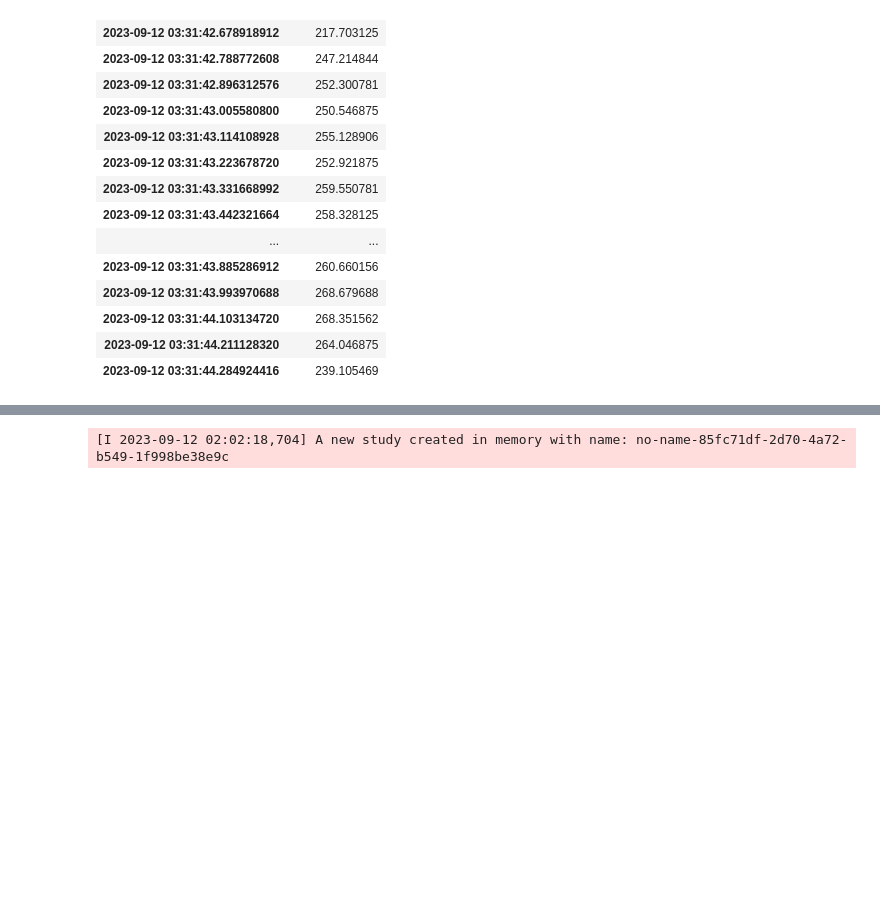
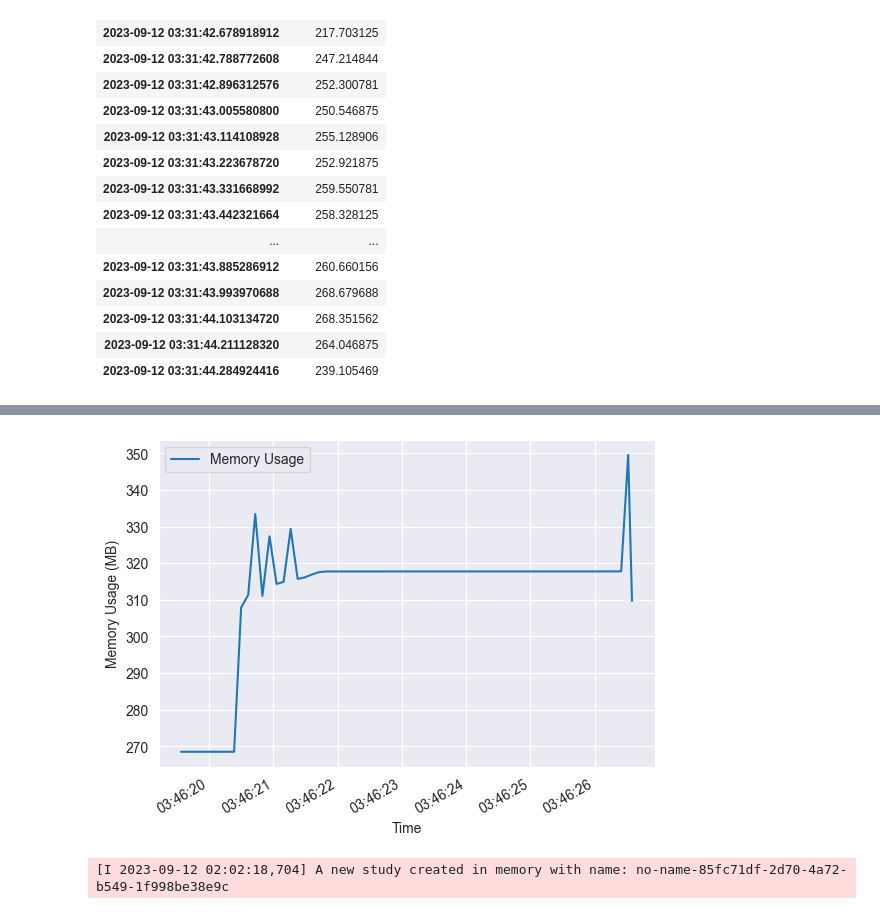
Before and after one commit to ECGomes/pv_forecast, a Jupyter notebook: xgboost.ipynb, the cells around one changed output, grey strips where cells are left out. Cells and saved outputs as stored; diff of their text form; code cells hidden in the pictures; blank space fills up the shorter version.

Commit message:
XGBoost memory logging

```diff
--- a/xgboost.ipynb
+++ b/xgboost.ipynb
@@ -86,3 +87,11 @@ xgb_model = xgb.XGBRegressor(n_estimators=xgb_study.best_params['n_estimators'],
                              reg_lambda=xgb_study.best_params['reg_lambda'])
 
 model_mem_usage = memory_usage((xgb_model.fit, (data_upac08.train_data[0], data_upac08.train_data[1])), timestamps=True)
+# %%
+# Save the memory usage to a dataframe
+
+model_mem_usage = pd.DataFrame(model_mem_usage, columns=['Memory Usage', 'Timestamp'])
+model_mem_usage.index = pd.to_datetime(model_mem_usage['Timestamp'], unit='s')
+model_mem_usage = model_mem_usage.drop('Timestamp', axis=1)
+
+model_mem_usage
@@ -89,3 +117,12 @@ model_mem_usage = memory_usage((xgb_model.fit, (data_upac08.train_data[0], data_
+# %%
+model_mem_usage.plot()
+
+plt.ylabel('Memory Usage (MB)')
+plt.xlabel('Time')
+
+plt.show()
+# %% [output]
+[figure, added]
 # %%
 # Define a training loop for UPACs
 
```
Also changed, not shown: parts of 3 cells of this notebook.
